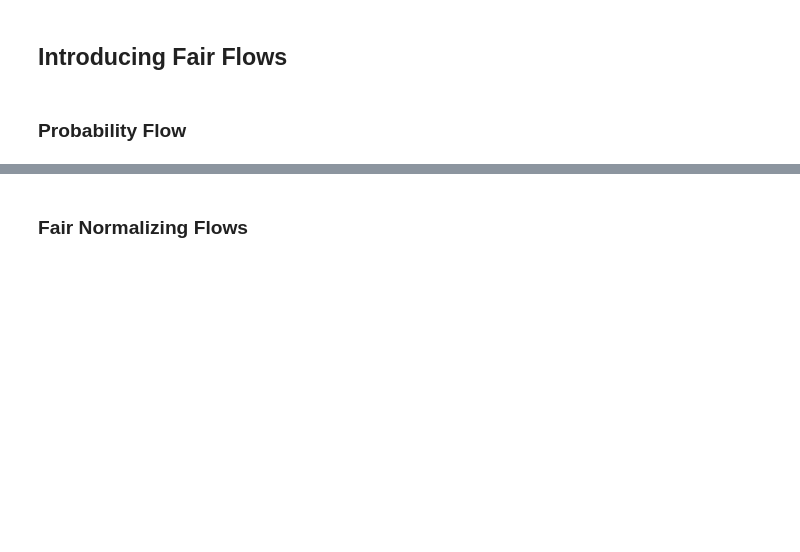
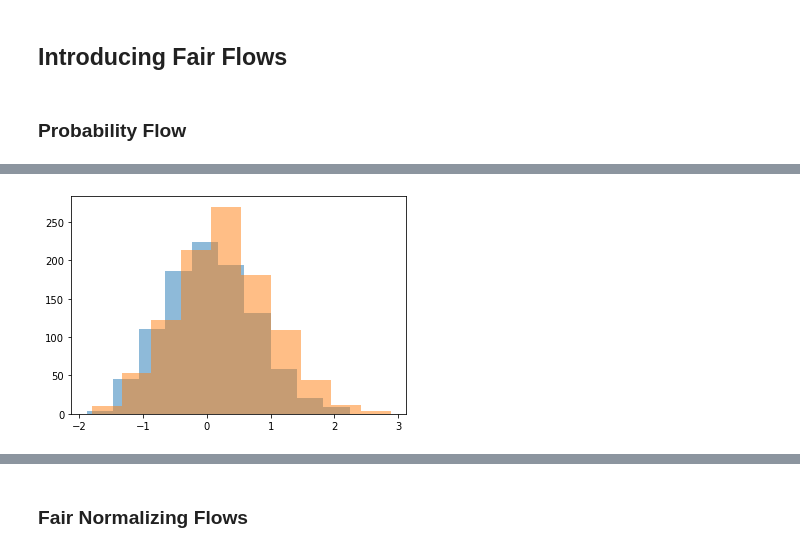
Before and after one commit to jtamanas/FNF4HEP, a Jupyter notebook: alpha23_example.ipynb, the cells around one changed output, grey strips where cells are left out. Saved outputs shown, nothing was run; the diff lists cells and outputs as text; code cells hidden in the pictures; blank space fills up the shorter version.

```diff
--- a/alpha23_example.ipynb
+++ b/alpha23_example.ipynb
@@ -155,0 +154,6 @@ plt.show()
+# %%
+with torch.no_grad():
+    plt.hist(data_test[(context_test==0).flatten()].T, alpha=0.5)
+    plt.hist(data_test[(context_test==1).flatten()].T, alpha=0.5)
+# %% [output]
+[figure, added]
```
Also changed, not shown: parts of 13 cells of this notebook, 3 other files.
